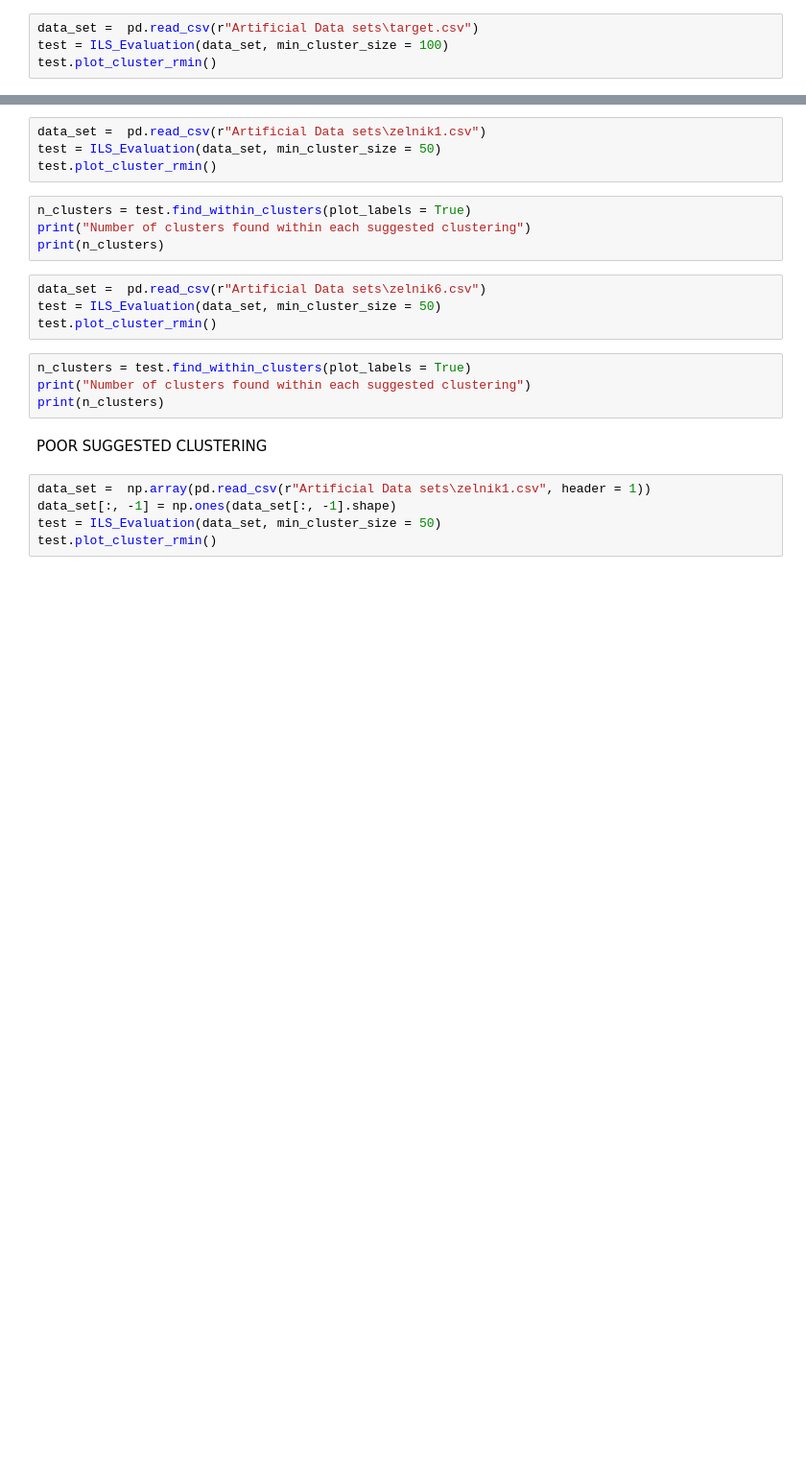
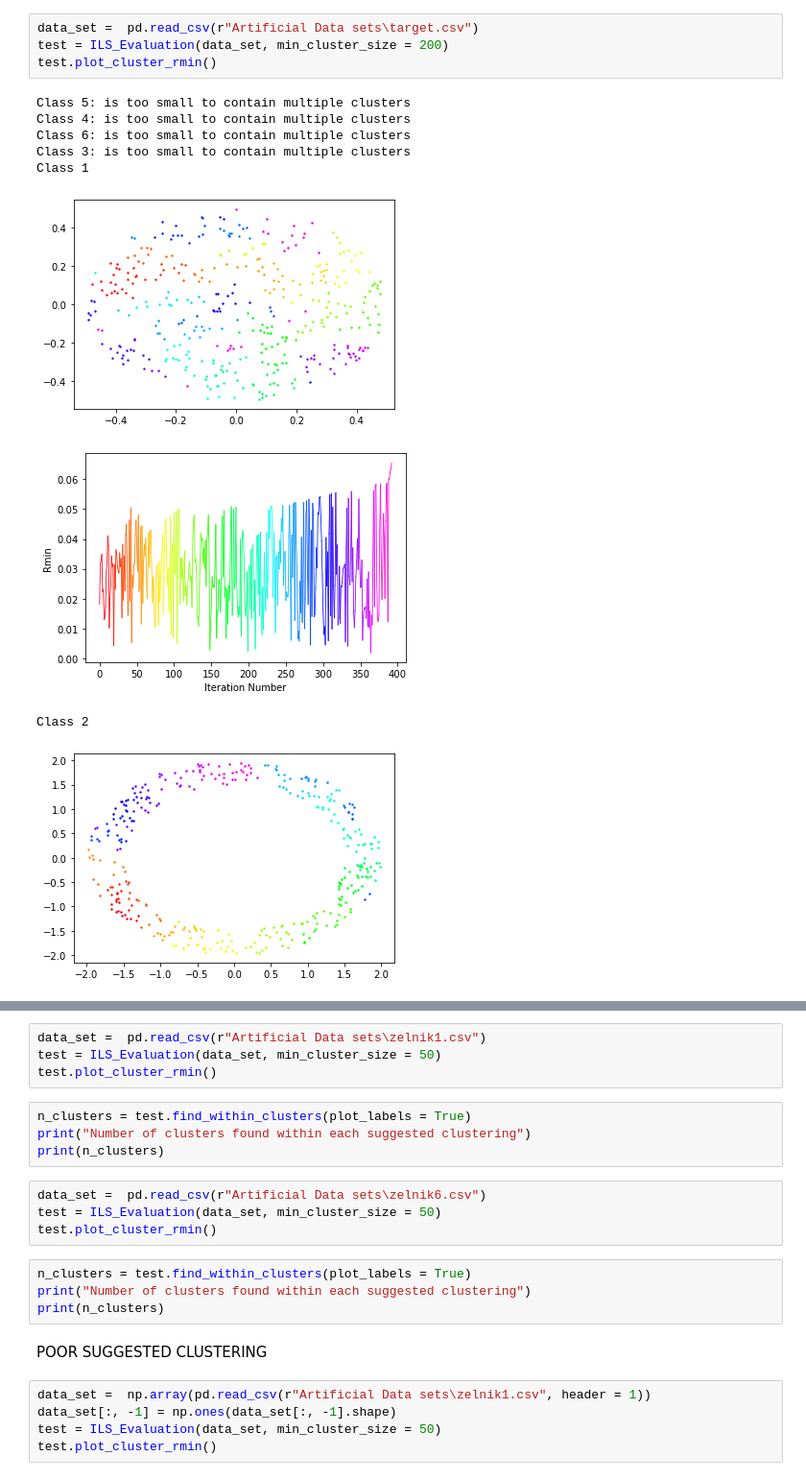
Before and after one commit to kayla-lixinyi/Summer-Project-Advanced-and-Interpretable-Unsupervised-Learning, a Jupyter notebook: Testing/Evaluation_tests.ipynb, the cells around one changed output, grey strips where cells are left out. Shown at 96% size. Drawn from its saved outputs; the diff is of its cells as text; blank space fills up the shorter version.

```diff
--- a/Testing/Evaluation_tests.ipynb
+++ b/Testing/Evaluation_tests.ipynb
@@ -11,4 +9,14 @@ IndentationError: unindent does not match any outer indentation level (ILS_Evalu
 # %%
 data_set =  pd.read_csv(r"Artificial Data sets\target.csv")
-test = ILS_Evaluation(data_set, min_cluster_size = 100)
+test = ILS_Evaluation(data_set, min_cluster_size = 200)
 test.plot_cluster_rmin()
+# %% [output]
+Class 5: is too small to contain multiple clusters
+Class 4: is too small to contain multiple clusters
+Class 6: is too small to contain multiple clusters
+Class 3: is too small to contain multiple clusters
+Class 1
+[figure, added]
+[figure, added]
+Class 2
+[figure, added]
```
Also changed, not shown: parts of 3 cells of this notebook, 2 other files.
